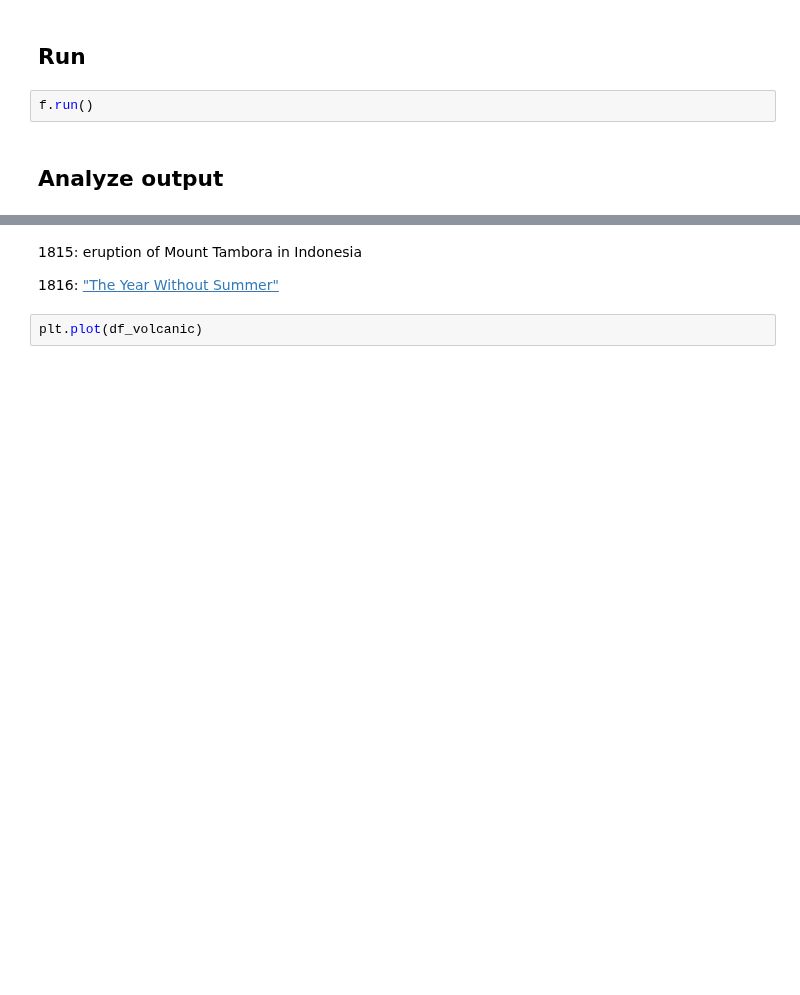
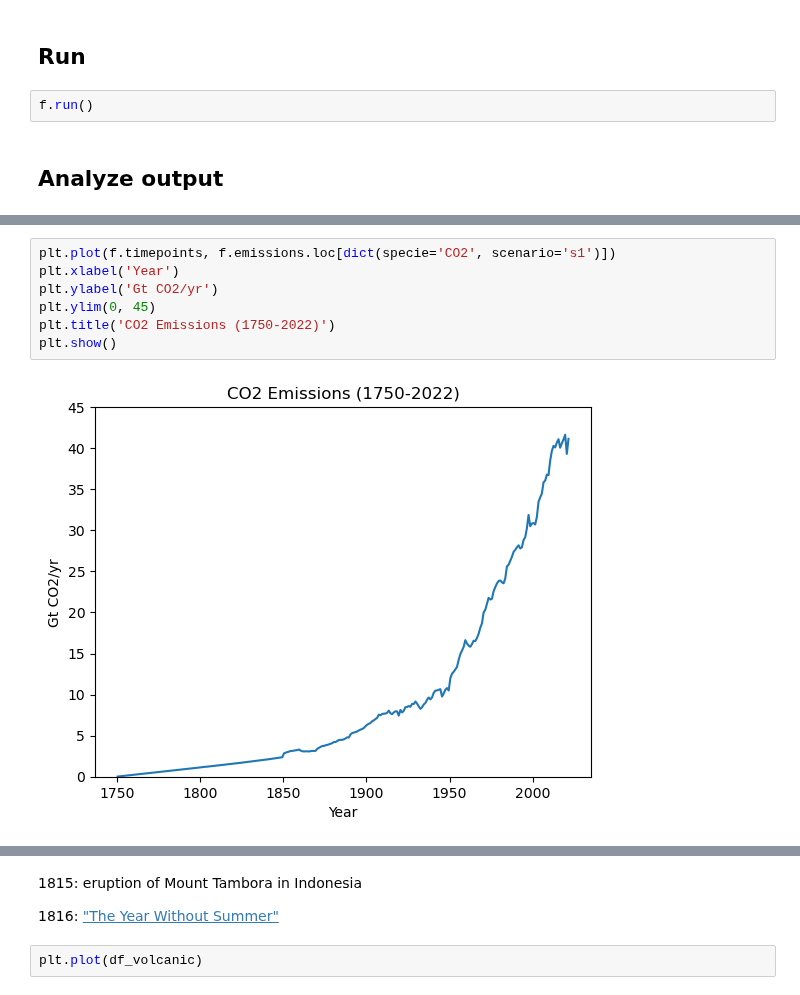
Before and after one commit to ericasimon16/woodwell_internship, a Jupyter notebook: hist_emis.ipynb, the cells around one changed output, grey strips where cells are left out. Saved outputs shown, nothing was run; the diff lists cells and outputs as text; blank space fills up the shorter version.

```diff
--- a/hist_emis.ipynb
+++ b/hist_emis.ipynb
@@ -175,0 +184,9 @@ plt.show()
+# %%
+plt.plot(f.timepoints, f.emissions.loc[dict(specie='CO2', scenario='s1')])
+plt.xlabel('Year')
+plt.ylabel('Gt CO2/yr')
+plt.ylim(0, 45)
+plt.title('CO2 Emissions (1750-2022)')
+plt.show()
+# %% [output]
+[figure, added]
```
Also changed, not shown: parts of 7 cells of this notebook.
